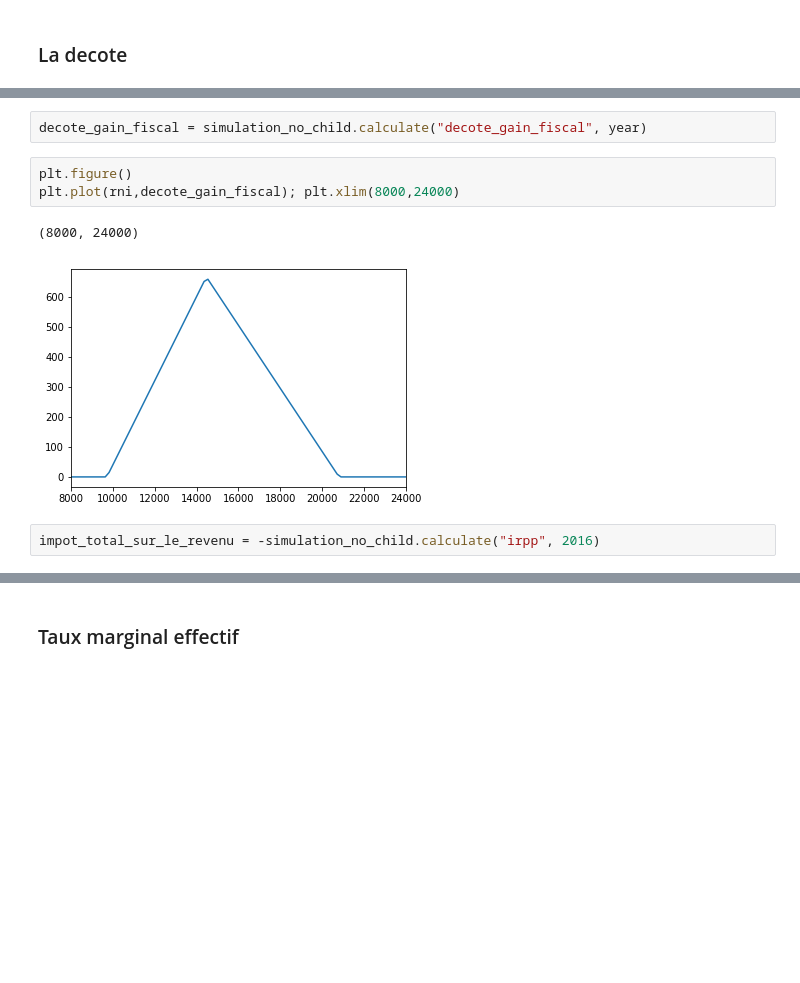
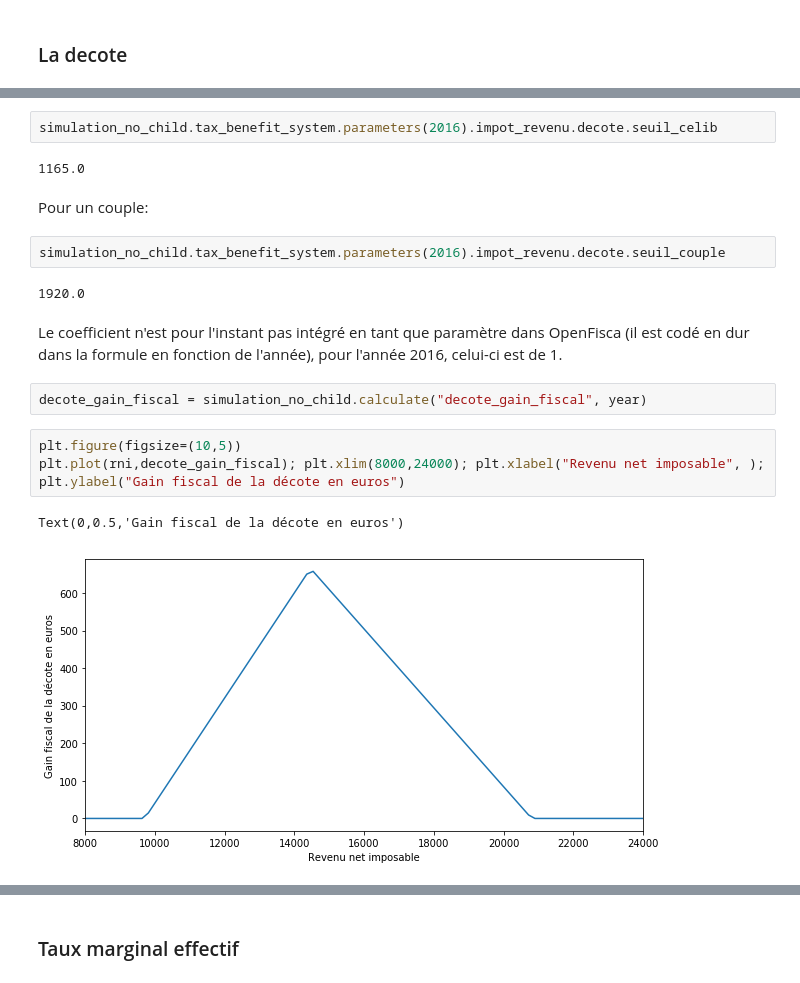
Before and after one commit to adrienpacifico/openfisca-france-notebook-story, a Jupyter notebook: notebooks/comment_fonctionne_l_Impot_sur_le_revenu_francais.ipynb, the cells around one changed output, grey strips where cells are left out. Saved outputs shown, nothing was run; the diff lists cells and outputs as text; blank space fills up the shorter version.

```diff
--- a/notebooks/comment_fonctionne_l_Impot_sur_le_revenu_francais.ipynb
+++ b/notebooks/comment_fonctionne_l_Impot_sur_le_revenu_francais.ipynb
@@ -387,10 +474,20 @@ La décote est un méchanisme fiscal qui vise à exonhérer d'impôt une grande
+# %%
+simulation_no_child.tax_benefit_system.parameters(2016).impot_revenu.decote.seuil_celib
+# %% [output]
+1165.0
+# %% [markdown]
+Pour un couple:
+# %%
+simulation_no_child.tax_benefit_system.parameters(2016).impot_revenu.decote.seuil_couple
+# %% [output]
+1920.0
+# %% [markdown]
+Le coefficient n'est pour l'instant pas intégré en tant que paramètre dans OpenFisca (il est codé en dur dans la formule en fonction de l'année), pour l'année 2016, celui-ci est de 1.
 # %%
 decote_gain_fiscal = simulation_no_child.calculate("decote_gain_fiscal", year)
 # %%
-plt.figure()
-plt.plot(rni,decote_gain_fiscal); plt.xlim(8000,24000)
+plt.figure(figsize=(10,5))
+plt.plot(rni,decote_gain_fiscal); plt.xlim(8000,24000); plt.xlabel("Revenu net imposable", ); plt.ylabel("Gain fiscal de la décote en euros")
 # %% [output]
-(8000, 24000)
+Text(0,0.5,'Gain fiscal de la décote en euros')
-[figure, old version]
+[figure, new version]
-# %%
-impot_total_sur_le_revenu = -simulation_no_child.calculate("irpp", 2016)
```
Also changed, not shown: parts of 100 cells of this notebook.
